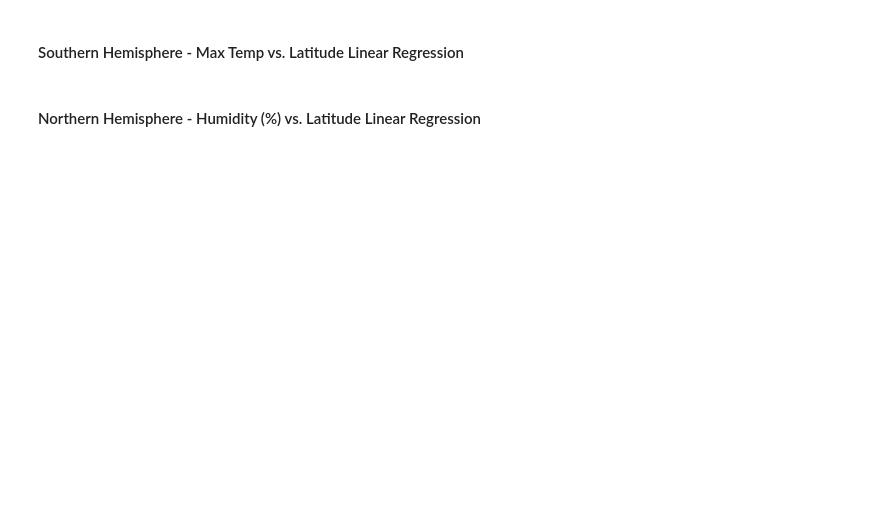
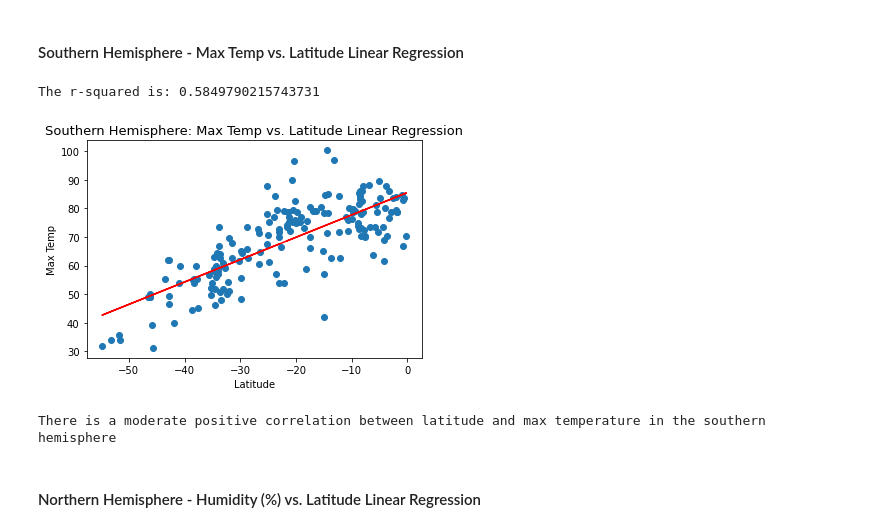
Before and after one commit to arcebri1/API-challenge, a Jupyter notebook: WeatherPy/WeatherPy.ipynb, the cells around one changed output. Cells and saved outputs as stored; diff of their text form; code cells hidden in the pictures; blank space fills up the shorter version.

```diff
--- a/WeatherPy/WeatherPy.ipynb
+++ b/WeatherPy/WeatherPy.ipynb
@@ -221,19 +278,26 @@ plt.show()
 # %%
 #Plot the scatter plot with the regression line
 y_values=south['Max Temp']
 x_values=south['Latitude']
 (slope, intercept, rvalue, pvalue, stderr) = linregress(x_values, y_values)
 regress_values = x_values * slope + intercept
 line_eq = "y = " + str(round(slope,2)) + "x + " + str(round(intercept,2))
 plt.scatter(x_values,y_values)
 plt.plot(x_values,regress_values,"r-")
-plt.annotate(line_eq,(20,30),fontsize=15,color="red")
+plt.annotate(line_eq,(20,20),fontsize=15,color="red")
 plt.xlabel('Latitude', fontsize =10)
 plt.ylabel('Max Temp', fontsize =10)
 plt.title('Southern Hemisphere: Max Temp vs. Latitude Linear Regression',fontsize =13)
 print(f"The r-squared is: {rvalue**2}")
 plt.savefig("South Max Temp vs Lat Lnr Reg.png")
 plt.show()
+# %% [output]
+The r-squared is: 0.5849790215743731
+[figure, added]
+# %%
+print('There is a moderate positive correlation between latitude and max temperature in the southern hemisphere')
+# %% [output]
+There is a moderate positive correlation between latitude and max temperature in the southern hemisphere
 # %% [markdown]
 ####  Northern Hemisphere - Humidity (%) vs. Latitude Linear Regression
 # %%
```
Also changed, not shown: parts of 28 cells of this notebook.
